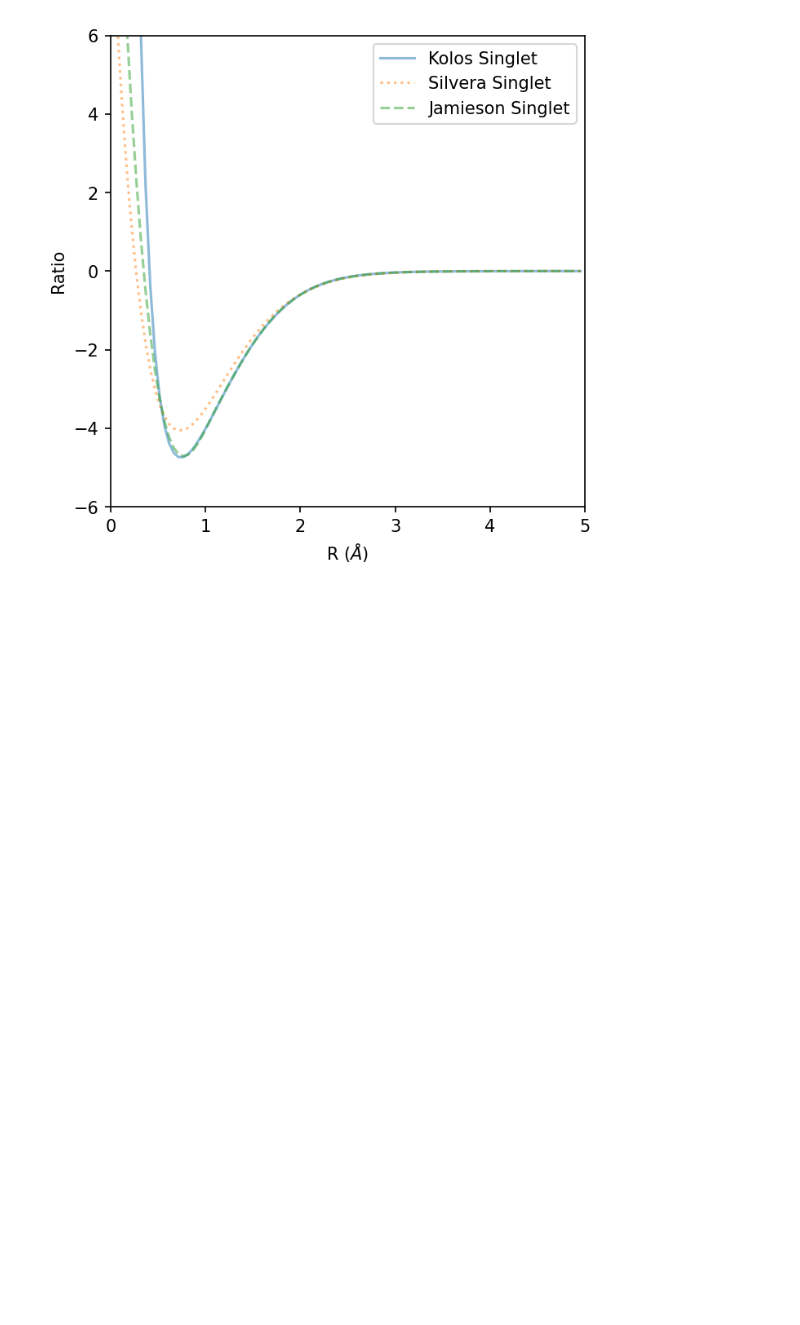
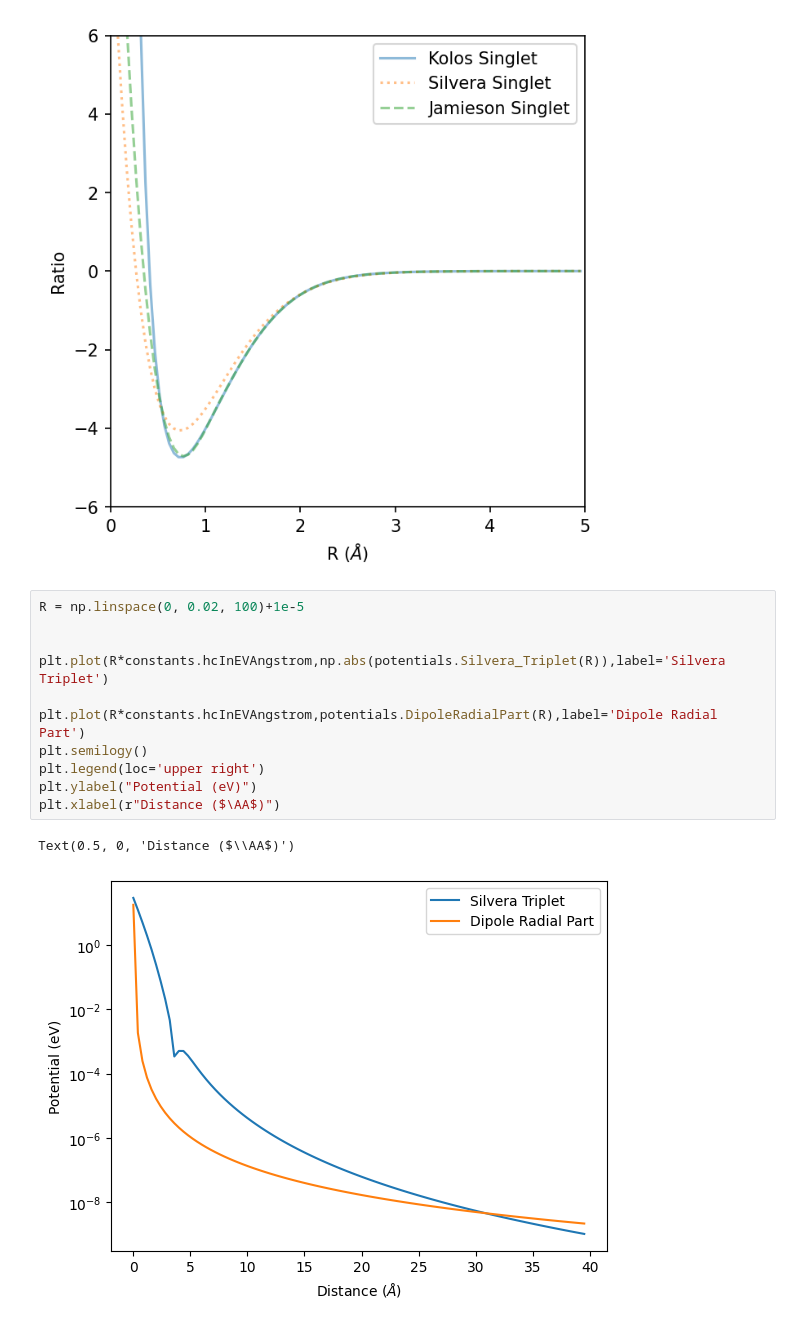
Before and after one commit to UTA-NURES/AtomicHScattering, a Jupyter notebook: examples/Potentials.ipynb, the cells around one changed output. Saved outputs shown, nothing was run; the diff lists cells and outputs as text; blank space fills up the shorter version.

Commit message:
Add dipole comparison

```diff
--- a/examples/Potentials.ipynb
+++ b/examples/Potentials.ipynb
@@ -65,3 +65,17 @@ plt.legend(loc='upper right')
 # %% [output]
 <matplotlib.legend.Legend at 0x...>
 [figure]
+# %%
+R = np.linspace(0, 0.02, 100)+1e-5
+
+
+plt.plot(R*constants.hcInEVAngstrom,np.abs(potentials.Silvera_Triplet(R)),label='Silvera Triplet')
+
+plt.plot(R*constants.hcInEVAngstrom,potentials.DipoleRadialPart(R),label='Dipole Radial Part')
+plt.semilogy()
+plt.legend(loc='upper right')
+plt.ylabel("Potential (eV)")
+plt.xlabel(r"Distance ($\AA$)")
+# %% [output]
+Text(0.5, 0, 'Distance ($\\AA$)')
+[figure, added]
```
Also changed, not shown: 2 other files.
